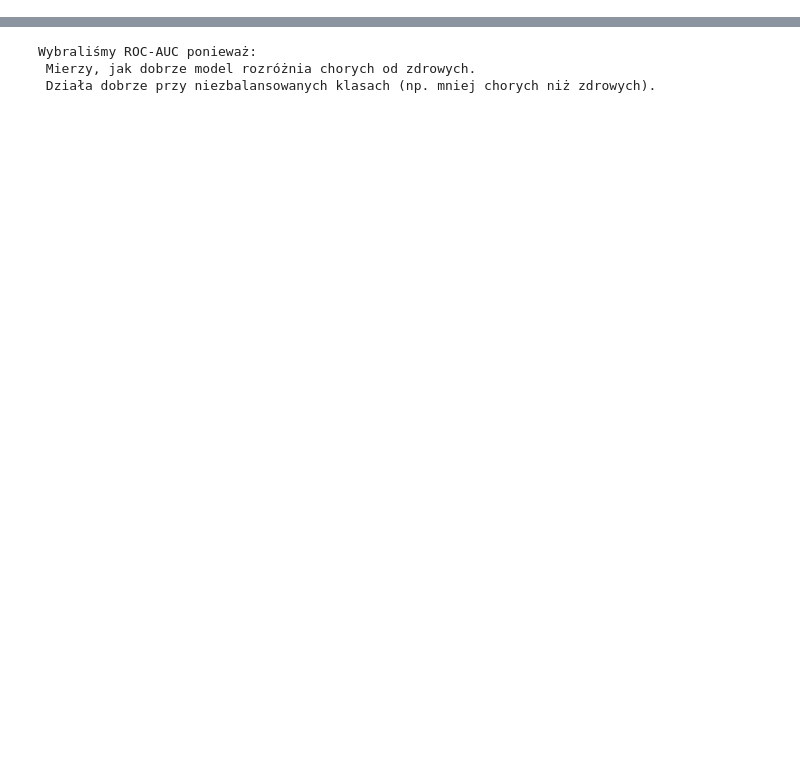
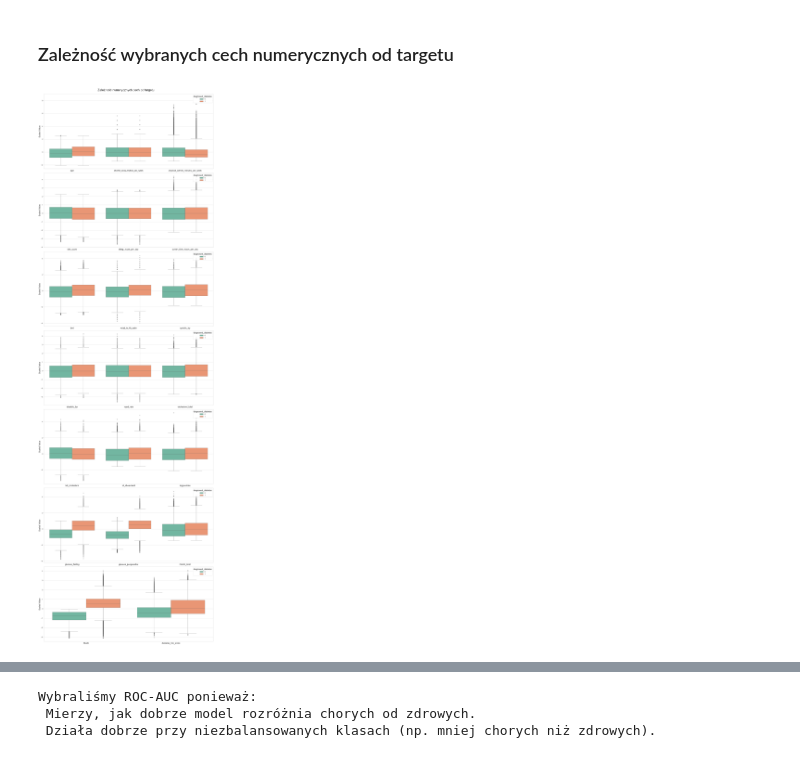
Before and after one commit to VladRost/suml_15_grupa5, a Jupyter notebook: 01_eda.ipynb, the cells around one changed output, grey strips where cells are left out. Cells and saved outputs as stored; diff of their text form; code cells hidden in the pictures; blank space fills up the shorter version.

```diff
--- a/01_eda.ipynb
+++ b/01_eda.ipynb
@@ -162,0 +179,39 @@ Name: proportion, dtype: float64
+# %% [markdown]
+### Zależność wybranych cech numerycznych od targetu
+# %%
+def plot_boxplots_by_target(df, cols, nrows, ncols, target):
+    exclude = ["family_history_diabetes", "hypertension_history", "cardiovascular_history", target]
+
+    box_cols = [col for col in cols if col not in exclude]
+
+    scaler = StandardScaler()
+    scaled_array = scaler.fit_transform(df[box_cols])
+    df_scaled = df.copy()
+    df_scaled[box_cols] = scaled_array
+
+    grouped_cols = [box_cols[i:i + ncols] for i in range(0, len(box_cols), ncols)]
+    fig, axes = plt.subplots(nrows, 1, figsize=(8 * ncols, 11 * nrows))
+
+    if nrows == 1:
+        axes = [axes]
+
+    for i, group in enumerate(grouped_cols):
+        if i >= nrows:
+            break
+
+        df_melted = df_scaled.melt(id_vars=target, value_vars=group, var_name='Feature', value_name='Value')
+        sns.boxplot(x='Feature', y='Value', hue=target, data=df_melted, ax=axes[i], palette="Set2")
+
+        axes[i].tick_params(axis='x', labelsize=20, rotation=0)
+        axes[i].tick_params(axis='y', labelsize=15, rotation=0)
+        axes[i].set_xlabel("")
+        axes[i].set_ylabel("Scaled Value", fontsize=20)
+        axes[i].legend(title=target, loc='upper right', fontsize=16, title_fontsize=20)
+
+    fig.suptitle("Zależność numerycznych cech od targetu", fontsize=30)
+    plt.tight_layout(rect=[0, 0, 1, 0.98])
+    plt.show()
+
+plot_boxplots_by_target(df, num_cols, 7, 3, target)
+# %% [output]
+[figure, added]
```
Also changed, not shown: parts of 47 cells of this notebook.
